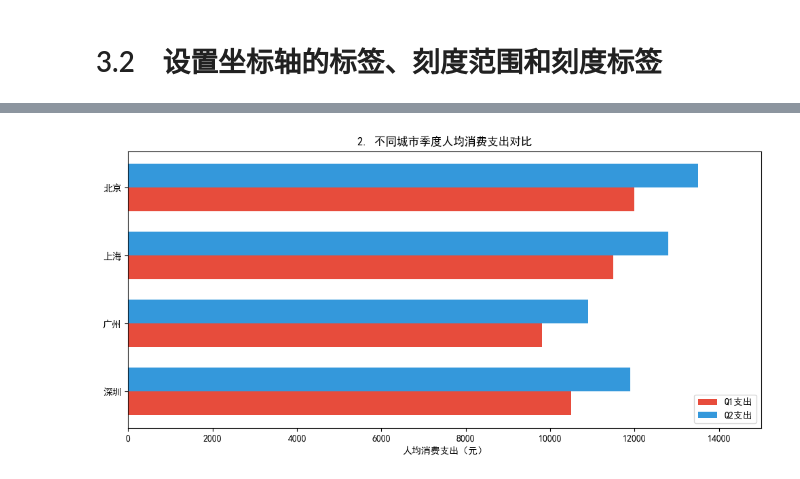
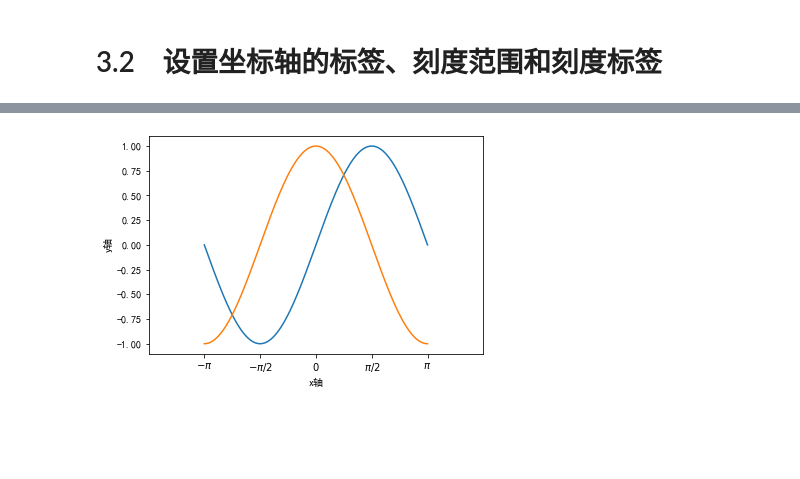
Before and after one commit to liwanling0402/disanzhang, a Jupyter notebook: 第3章.ipynb, the cells around one changed output, grey strips where cells are left out. Cells and saved outputs as stored; diff of their text form; code cells hidden in the pictures; blank space fills up the shorter version.

```diff
--- a/第3章.ipynb
+++ b/第3章.ipynb
@@ -42,37 +21,18 @@ plt.show()
-# %%
-import matplotlib.pyplot as plt
-import numpy as np
-
-# 1. 数据（匹配图中y轴城市顺序）
-cities = ['深圳', '广州', '上海', '北京']
-q1_spend = [10500, 9800, 11500, 12000]  # Q1支出
-q2_spend = [11900, 10900, 12800, 13500]  # Q2支出
-bar_width = 0.35  # 条形宽度
-y_pos = np.arange(len(cities))  # y轴坐标
-
-
-# 2. 创建画布并绘图
-plt.figure(figsize=(10, 5))  # 匹配示例的图尺寸
-
-# 绘制Q1、Q2的水平条形（颜色与示例一致：红色系+蓝绿色系）
-plt.barh(y_pos - bar_width/2, q1_spend, bar_width,
-         color='#e74c3c', label='Q1支出')
-plt.barh(y_pos + bar_width/2, q2_spend, bar_width,
-         color='#3498db', label='Q2支出')
-
-
-# 3. 图表样式配置（完全对齐示例）
-plt.yticks(y_pos, cities)  # y轴显示城市名
-plt.xlabel('人均消费支出（元）')
-plt.title('2. 不同城市季度人均消费支出对比')
-plt.legend(loc='lower right')  # 图例位置与示例一致
-
-# 调整x轴刻度范围（避免条形过满）
-plt.xlim(0, 15000)
-plt.tight_layout()  # 自动调整布局
-
-
-# 4. 显示图表
-plt.show()
-# %% [output]
-[figure, removed]
+# %%
+import numpy as np
+import matplotlib.pyplot as plt
+plt.rcParams['font.sans-serif'] = ['SimHei']
+plt.rcParams['axes.unicode_minus'] = False
+x = np.linspace(-np.pi, np.pi, 256, endpoint=True)
+y1, y2 = np.sin(x), np.cos(x)
+plt.plot(x, y1, x, y2)
+# 设置 x 轴和 y 轴的标签
+plt.xlabel("x轴")
+plt.ylabel("y轴")
+# 设置 x 轴的刻度范围和刻度标签
+plt.xlim(x.min() * 1.5, x.max()  * 1.5)
+plt.xticks([-np.pi, -np.pi/2, 0, np.pi/2, np.pi], [r'$-\pi$', r'$-\pi/2$',
+                                                   r'$0$', r'$\pi/2$', r'$\pi$'])
+plt.show()
+# %% [output]
+[figure, added]
```
Also changed, not shown: parts of 40 cells of this notebook, 2 other files.
